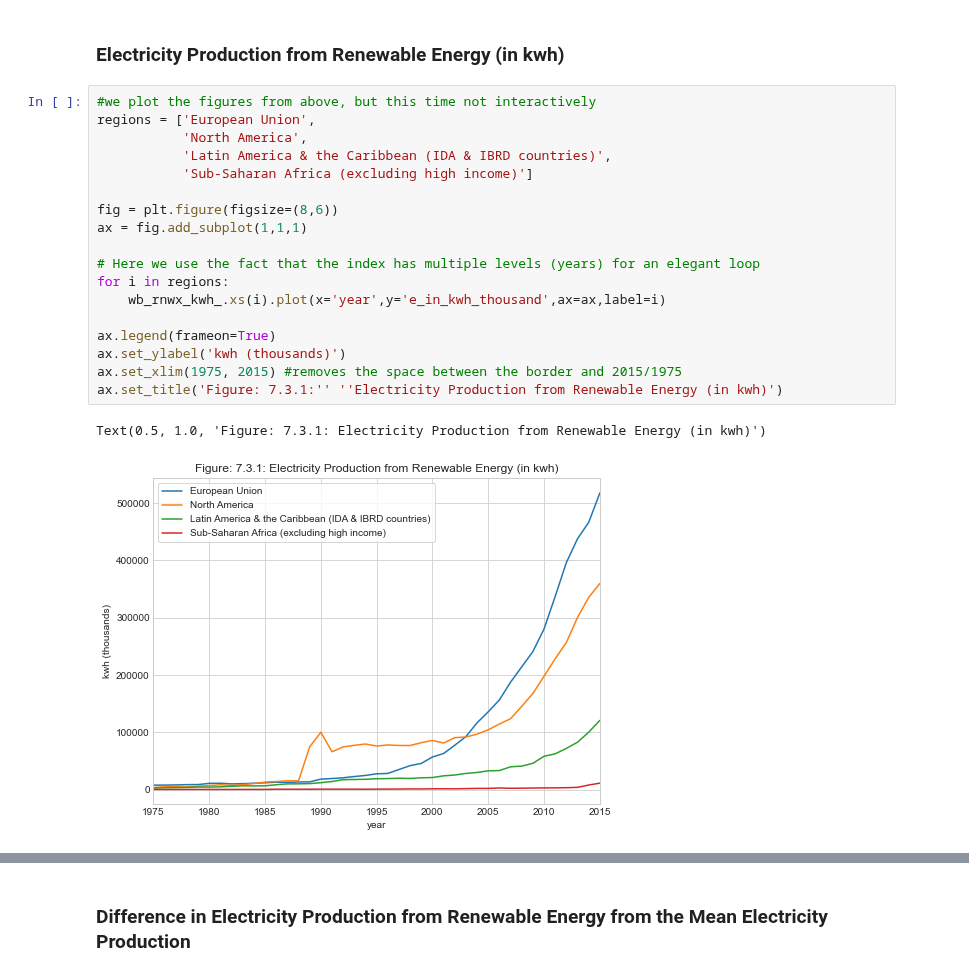
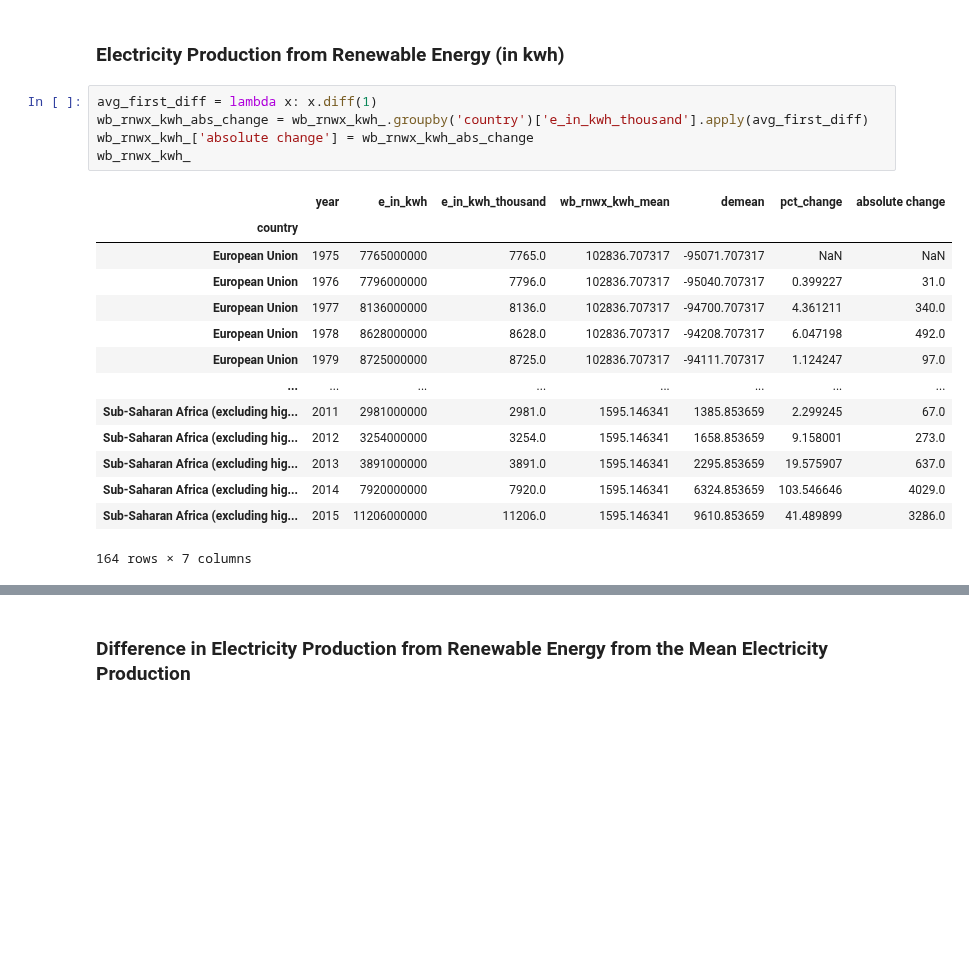
Before and after one commit to ghz106/Data-project, a Jupyter notebook: Data project.ipynb, the cells around one changed output, grey strips where cells are left out. Cells and saved outputs as stored; diff of their text form; blank space fills up the shorter version.

```diff
--- a/Data project.ipynb
+++ b/Data project.ipynb
@@ -226,24 +235,23 @@ wb_rnwx_kwh_['demean'] = wb_rnwx_kwh_.e_in_kwh_thousand - wb_rnwx_kwh_.wb_rnwx_k
 ## The Figures
 # %% [markdown]
 ### Electricity Production from Renewable Energy (in kwh)
-# %%
-#we plot the figures from above, but this time not interactively
-regions = ['European Union',
-           'North America',
-           'Latin America & the Caribbean (IDA & IBRD countries)',
-           'Sub-Saharan Africa (excluding high income)']
-
-fig = plt.figure(figsize=(8,6))
-ax = fig.add_subplot(1,1,1)
-
-# Here we use the fact that the index has multiple levels (years) for an elegant loop
-for i in regions:
-    wb_rnwx_kwh_.xs(i).plot(x='year',y='e_in_kwh_thousand',ax=ax,label=i)
-
-ax.legend(frameon=True)
-ax.set_ylabel('kwh (thousands)')
-ax.set_xlim(1975, 2015) #removes the space between the border and 2015/1975
-ax.set_title('Figure: 7.3.1:'' ''Electricity Production from Renewable Energy (in kwh)')
-# %% [output]
-Text(0.5, 1.0, 'Figure: 7.3.1: Electricity Production from Renewable Energy (in kwh)')
-[figure, removed]
+# %%
+avg_first_diff = lambda x: x.diff(1)
+wb_rnwx_kwh_abs_change = wb_rnwx_kwh_.groupby('country')['e_in_kwh_thousand'].apply(avg_first_diff)
+wb_rnwx_kwh_['absolute change'] = wb_rnwx_kwh_abs_change
+wb_rnwx_kwh_
+# %% [output]
+|  | year | e_in_kwh | e_in_kwh_thousand | wb_rnwx_kwh_mean | demean | pct_change | absolute change |
+| country |  |  |  |  |  |  |  |
+| European Union | 1975 | 7765000000 | 7765.0 | 102836.707317 | -95071.707317 | NaN | NaN |
+| European Union | 1976 | 7796000000 | 7796.0 | 102836.707317 | -95040.707317 | 0.399227 | 31.0 |
+| European Union | 1977 | 8136000000 | 8136.0 | 102836.707317 | -94700.707317 | 4.361211 | 340.0 |
+| European Union | 1978 | 8628000000 | 8628.0 | 102836.707317 | -94208.707317 | 6.047198 | 492.0 |
+| European Union | 1979 | 8725000000 | 8725.0 | 102836.707317 | -94111.707317 | 1.124247 | 97.0 |
+| ... | ... | ... | ... | ... | ... | ... | ... |
+| Sub-Saharan Africa (excluding hig... | 2011 | 2981000000 | 2981.0 | 1595.146341 | 1385.853659 | 2.299245 | 67.0 |
+| Sub-Saharan Africa (excluding hig... | 2012 | 3254000000 | 3254.0 | 1595.146341 | 1658.853659 | 9.158001 | 273.0 |
+| Sub-Saharan Africa (excluding hig... | 2013 | 3891000000 | 3891.0 | 1595.146341 | 2295.853659 | 19.575907 | 637.0 |
+| Sub-Saharan Africa (excluding hig... | 2014 | 7920000000 | 7920.0 | 1595.146341 | 6324.853659 | 103.546646 | 4029.0 |
+| Sub-Saharan Africa (excluding hig... | 2015 | 11206000000 | 11206.0 | 1595.146341 | 9610.853659 | 41.489899 | 3286.0 |
+164 rows × 7 columns
```
Also changed, not shown: parts of 6 cells of this notebook.
